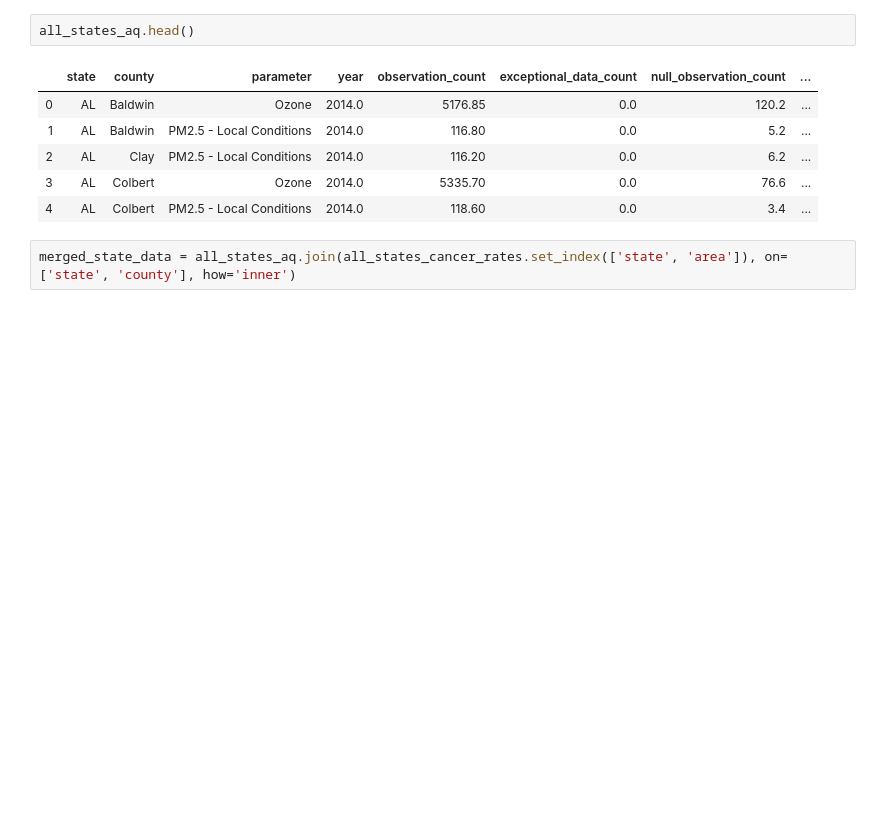
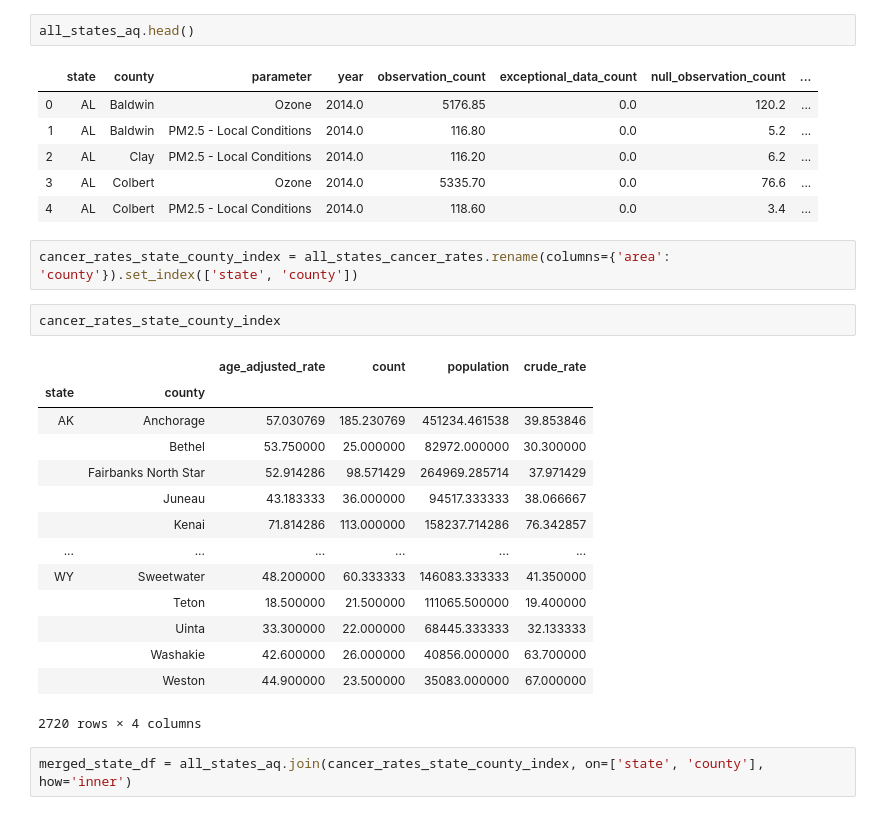
Before and after one commit to bbjornstad-flatiron/flatiron-mod3-project, a Jupyter notebook: data_analysis.ipynb, the cells around one changed output. Cells and saved outputs as stored; diff of their text form; blank space fills up the shorter version.

```diff
--- a/data_analysis.ipynb
+++ b/data_analysis.ipynb
@@ -472,5 +472,24 @@ all_states_aq.head()
 | 2 | AL | Clay | PM2.5 - Local Conditions | 2014.0 | 116.20 | 0.0 | 6.2 | ... |
 | 3 | AL | Colbert | Ozone | 2014.0 | 5335.70 | 0.0 | 76.6 | ... |
 | 4 | AL | Colbert | PM2.5 - Local Conditions | 2014.0 | 118.60 | 0.0 | 3.4 | ... |
+# %%
+cancer_rates_state_county_index = all_states_cancer_rates.rename(columns={'area': 'county'}).set_index(['state', 'county'])
+# %%
+cancer_rates_state_county_index
+# %% [output]
+|  |  | age_adjusted_rate | count | population | crude_rate |
+| state | county |  |  |  |  |
+| AK | Anchorage | 57.030769 | 185.230769 | 451234.461538 | 39.853846 |
+|  | Bethel | 53.750000 | 25.000000 | 82972.000000 | 30.300000 |
+|  | Fairbanks North Star | 52.914286 | 98.571429 | 264969.285714 | 37.971429 |
+|  | Juneau | 43.183333 | 36.000000 | 94517.333333 | 38.066667 |
+|  | Kenai | 71.814286 | 113.000000 | 158237.714286 | 76.342857 |
+| ... | ... | ... | ... | ... | ... |
+| WY | Sweetwater | 48.200000 | 60.333333 | 146083.333333 | 41.350000 |
+|  | Teton | 18.500000 | 21.500000 | 111065.500000 | 19.400000 |
+|  | Uinta | 33.300000 | 22.000000 | 68445.333333 | 32.133333 |
+|  | Washakie | 42.600000 | 26.000000 | 40856.000000 | 63.700000 |
+|  | Weston | 44.900000 | 23.500000 | 35083.000000 | 67.000000 |
+2720 rows × 4 columns
 # %%
-merged_state_data = all_states_aq.join(all_states_cancer_rates.set_index(['state', 'area']), on=['state', 'county'], how='inner')
+merged_state_df = all_states_aq.join(cancer_rates_state_county_index, on=['state', 'county'], how='inner')
```
Also changed, not shown: parts of 3 cells of this notebook, 2 other files.
